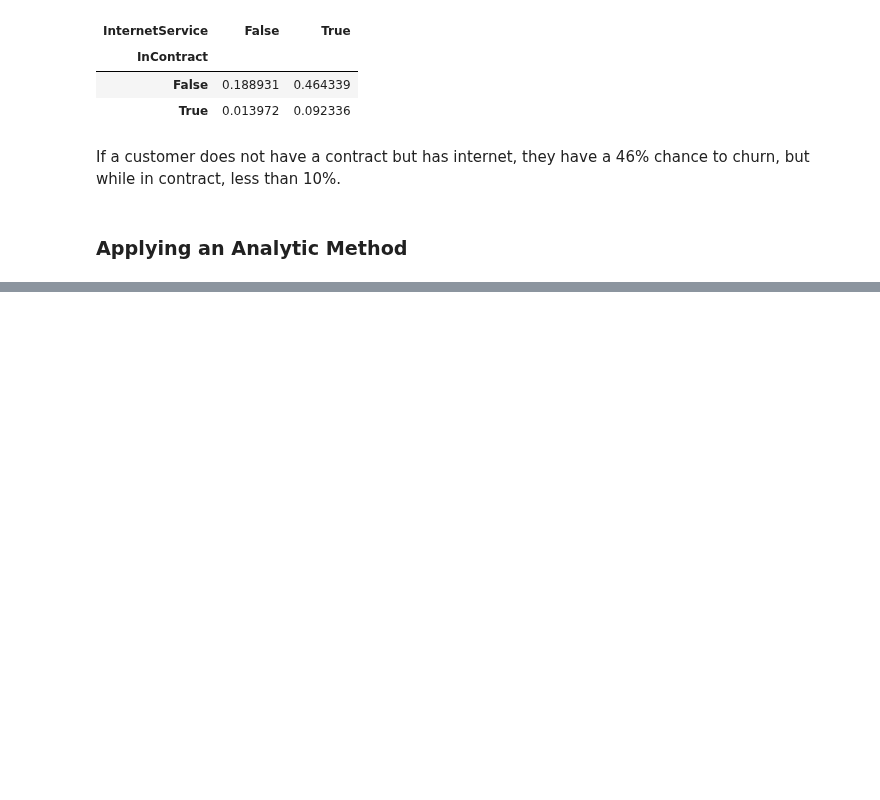
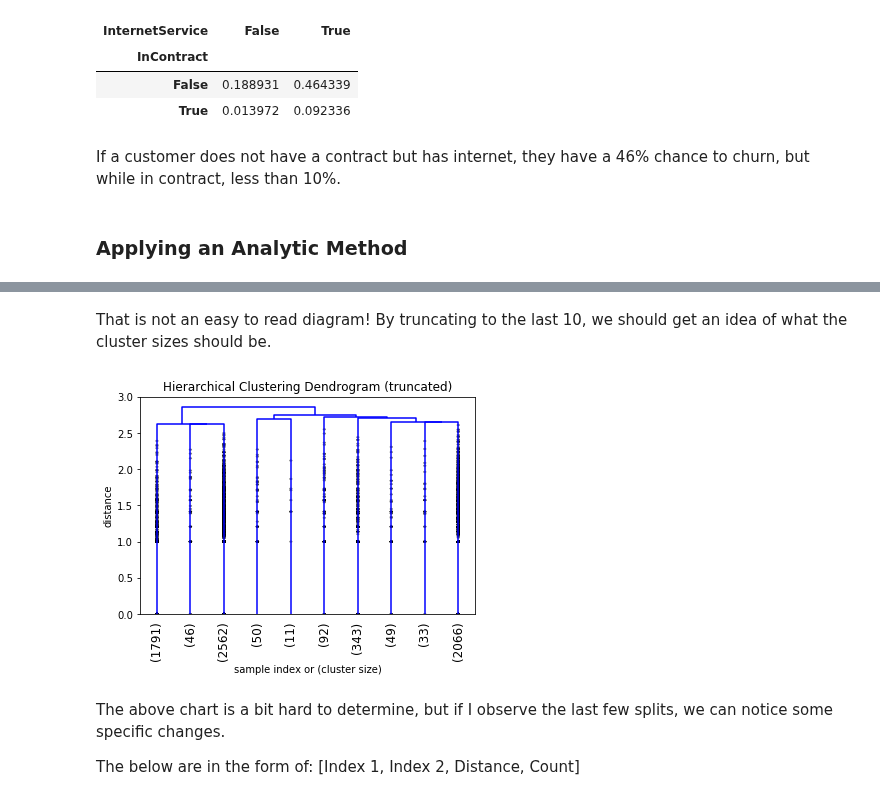
Before and after one commit to ravegrunt/C744-project, a Jupyter notebook: C744 Final Project - Churn.ipynb, the cells around one changed output, grey strips where cells are left out. Drawn from its saved outputs; the diff is of its cells as text; code cells hidden in the pictures; blank space fills up the shorter version.

```diff
--- a/C744 Final Project - Churn.ipynb
+++ b/C744 Final Project - Churn.ipynb
@@ -290,0 +325,22 @@ If a customer does not have a contract but has internet, they have a 46% chance
+# %% [markdown]
+That is not an easy to read diagram! By truncating to the last 10, we should get an idea of what the cluster sizes should be.
+# %%
+%matplotlib inline
+plt.title('Hierarchical Clustering Dendrogram (truncated)')
+plt.xlabel('sample index or (cluster size)')
+plt.ylabel('distance')
+dendrogram(
+    clus,
+    truncate_mode='lastp',
+    p=10,
+    leaf_rotation=90.,
+    leaf_font_size=12.,
+    show_contracted=True,
+)
+plt.show()
+# %% [output]
+[figure, added]
+# %% [markdown]
+The above chart is a bit hard to determine, but if I observe the last few splits, we can notice some specific changes.
+
+The below are in the form of: [Index 1, Index 2, Distance, Count]
```
Also changed, not shown: parts of 25 cells of this notebook.
